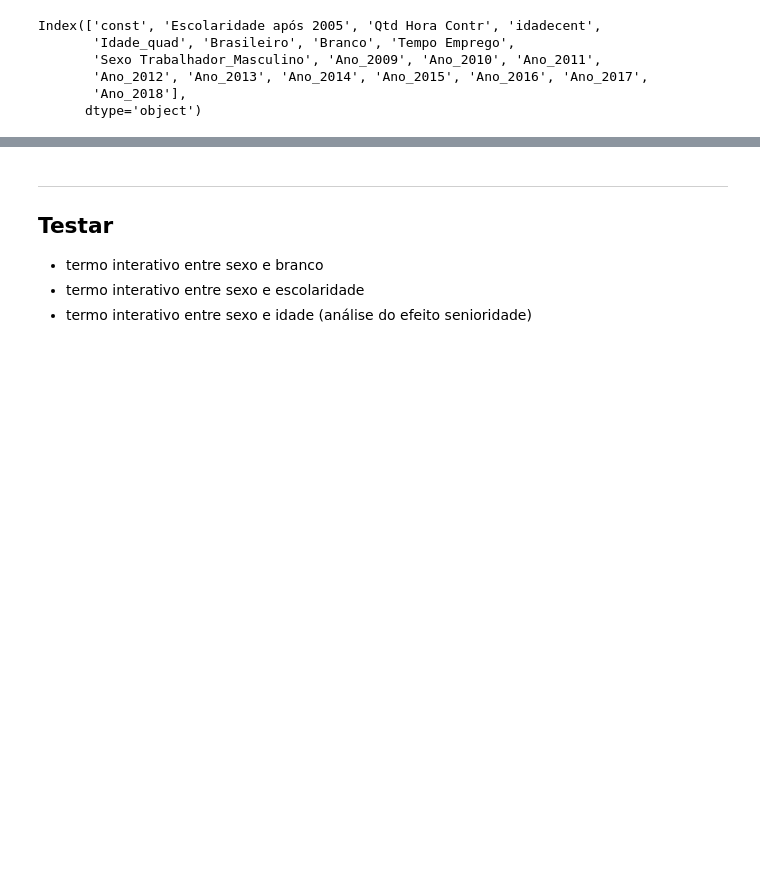
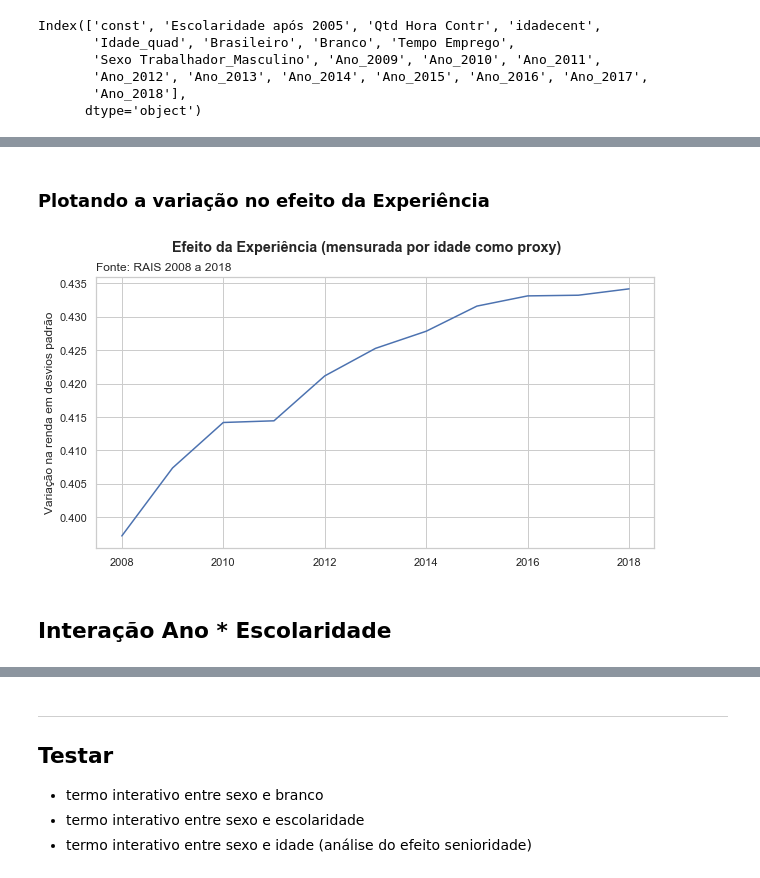
Before and after one commit to neylsoncrepalde/diversidade_mercado_ia, a Jupyter notebook: src/exploratoria.ipynb, the cells around one changed output, grey strips where cells are left out. Cells and saved outputs as stored; diff of their text form; code cells hidden in the pictures; blank space fills up the shorter version.

Commit message:
Estimei efeitos interativos

```diff
--- a/src/exploratoria.ipynb
+++ b/src/exploratoria.ipynb
@@ -773,0 +805,15 @@ plt.show()
+# %%
+X_int_anoidade = Xpad.assign(idade_2009 = lambda x: x['idadecent'] * x.Ano_2009,
+                          idade_2010 = lambda x: x['idadecent'] * x.Ano_2010,
+                          idade_2011 = lambda x: x['idadecent'] * x.Ano_2011,
+                          idade_2012 = lambda x: x['idadecent'] * x.Ano_2012,
+                          idade_2013 = lambda x: x['idadecent'] * x.Ano_2013,
+                          idade_2014 = lambda x: x['idadecent'] * x.Ano_2014,
+                          idade_2015 = lambda x: x['idadecent'] * x.Ano_2015,
+                          idade_2016 = lambda x: x['idadecent'] * x.Ano_2016,
+                          idade_2017 = lambda x: x['idadecent'] * x.Ano_2017,
+                          idade_2018 = lambda x: x['idadecent'] * x.Ano_2018
+                         )
+# %%
+reg_int_anoidade = sm.OLS(ypad, X_int_anoidade).fit()
+print(reg_int_anoidade.summary())
@@ -773,0 +838,27 @@ plt.show()
+# %% [markdown]
+### Plotando a variação no efeito da Experiência
+# %%
+efeito_idade = (np.array([reg_int_anoidade.params['idadecent'],
+                           reg_int_anoidade.params['idadecent'] + reg_int_anoidade.params['idade_2009'],
+                           reg_int_anoidade.params['idadecent'] + reg_int_anoidade.params['idade_2010'],
+                           reg_int_anoidade.params['idadecent'] + reg_int_anoidade.params['idade_2011'],
+                           reg_int_anoidade.params['idadecent'] + reg_int_anoidade.params['idade_2012'],
+                           reg_int_anoidade.params['idadecent'] + reg_int_anoidade.params['idade_2013'],
+                           reg_int_anoidade.params['idadecent'] + reg_int_anoidade.params['idade_2014'],
+                           reg_int_anoidade.params['idadecent'] + reg_int_anoidade.params['idade_2015'],
+                           reg_int_anoidade.params['idadecent'] + reg_int_anoidade.params['idade_2016'],
+                           reg_int_anoidade.params['idadecent'] + reg_int_anoidade.params['idade_2017'],
+                           reg_int_anoidade.params['idadecent'] + reg_int_anoidade.params['idade_2018'],
+                         ])).round(6)
+
+plt.figure(figsize=(10,5))
+plt.plot(np.arange(2008, 2019), efeito_idade)
+plt.suptitle("Efeito da Experiência (mensurada por idade como proxy)", fontweight="bold", fontsize="large")
+plt.title("Fonte: RAIS 2008 a 2018", loc='left')
+plt.ylabel("Variação na renda em desvios padrão")
+#plt.ylim(21.5, 26)
+plt.show()
+# %% [output]
+[figure, added]
+# %% [markdown]
+## Interação Ano * Escolaridade
```
Also changed, not shown: parts of 22 cells of this notebook.
